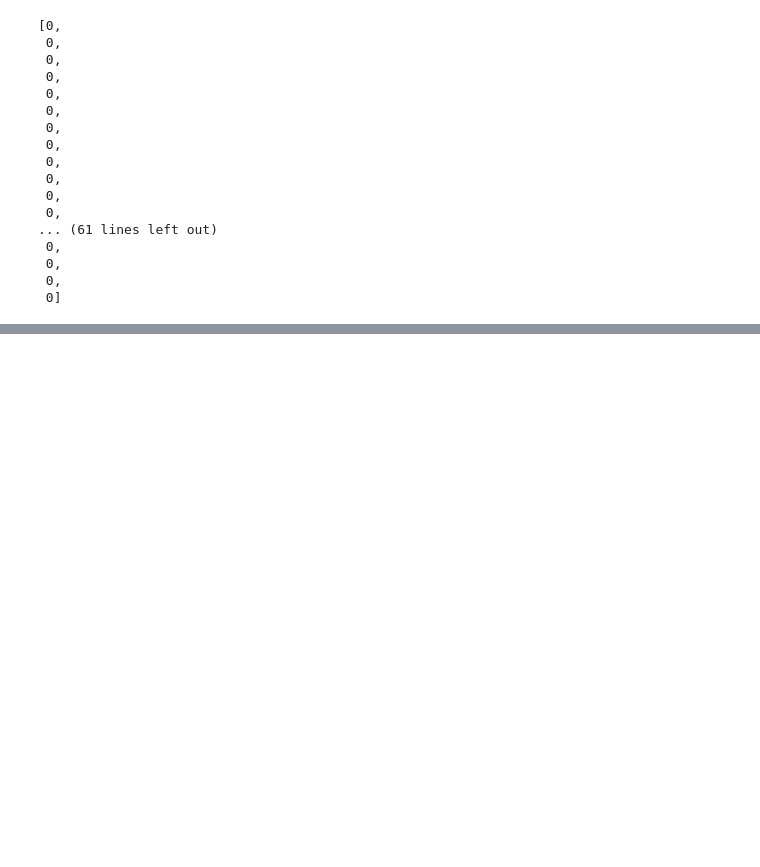
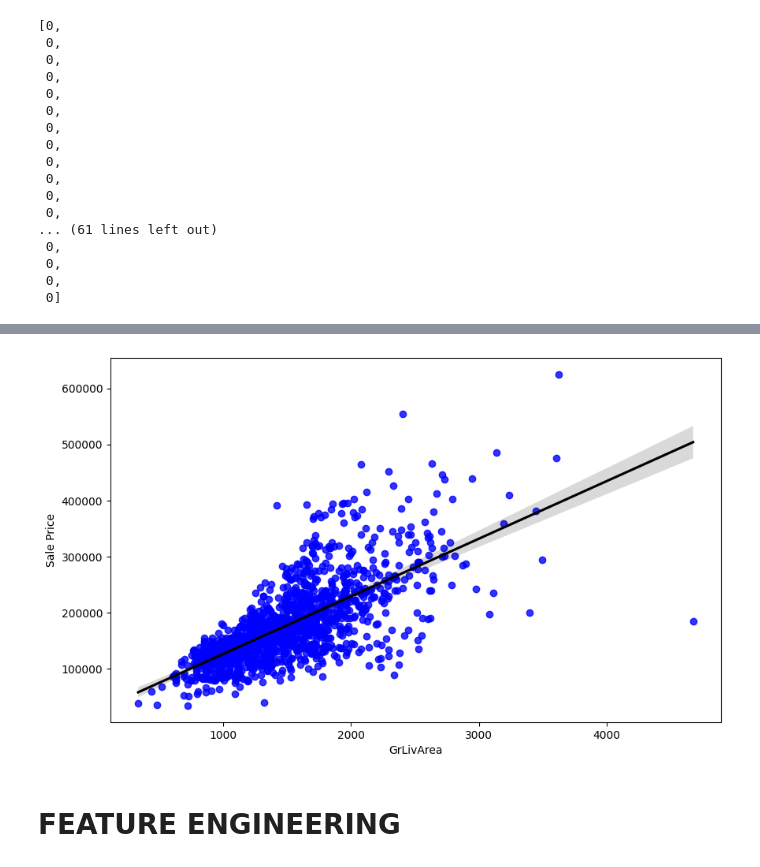
Before and after one commit to tynegr/Data_Analysis_HSE, a Jupyter notebook: script_and_data/eda.ipynb, the cells around one changed output, grey strips where cells are left out. Saved outputs shown, nothing was run; the diff lists cells and outputs as text; code cells hidden in the pictures; blank space fills up the shorter version.

```diff
--- a/script_and_data/eda.ipynb
+++ b/script_and_data/eda.ipynb
@@ -483,0 +556,9 @@ df.isna().sum().tolist()
+# %%
+q1 = df.groupby('OverallQual')['SalePrice'].quantile(0.25)
+q3 = df.groupby('OverallQual')['SalePrice'].quantile(0.75)
+iqr = q3 - q1
+lower_bound = q1 - 1.5 * iqr
+upper_bound = q3 + 1.5 * iqr
+
+df = df[~((df['SalePrice'] < lower_bound[df['OverallQual']].values) |
+                               (df['SalePrice'] > upper_bound[df['OverallQual']].values))]
@@ -483,0 +568,13 @@ df.isna().sum().tolist()
+# %%
+filtered_data = df[~df["SalePrice"].isna()]
+
+plt.figure(figsize=(10, 6))
+sns.regplot(x='GrLivArea', y='SalePrice', data=filtered_data, scatter_kws={'color': 'blue'}, line_kws={'color': 'black'})
+
+
+plt.xlabel("GrLivArea")
+plt.ylabel("Sale Price")
+
+plt.show()
+# %% [output]
+[figure, added]
@@ -483,0 +585,2 @@ df.isna().sum().tolist()
+# %% [markdown]
+# FEATURE ENGINEERING
```
Also changed, not shown: parts of 32 cells of this notebook.
